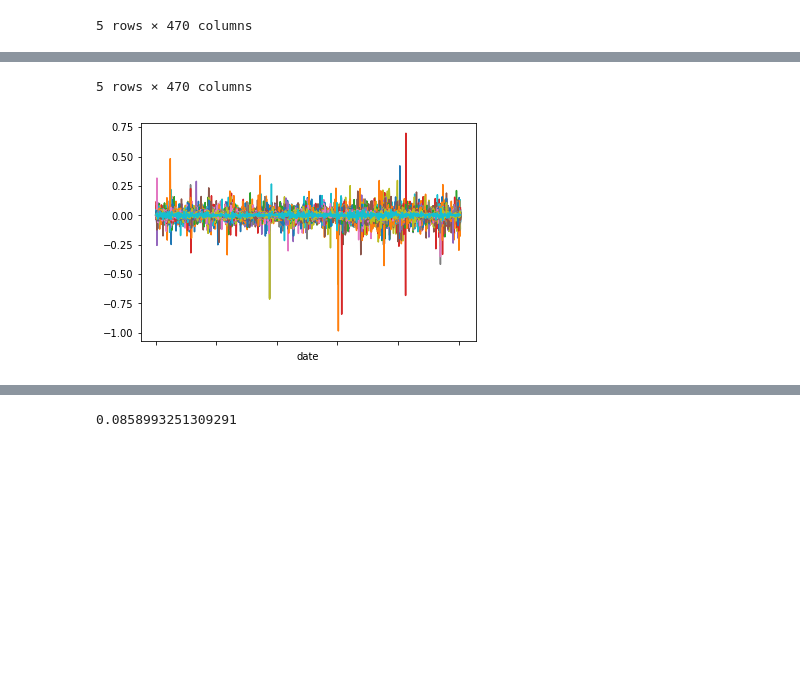
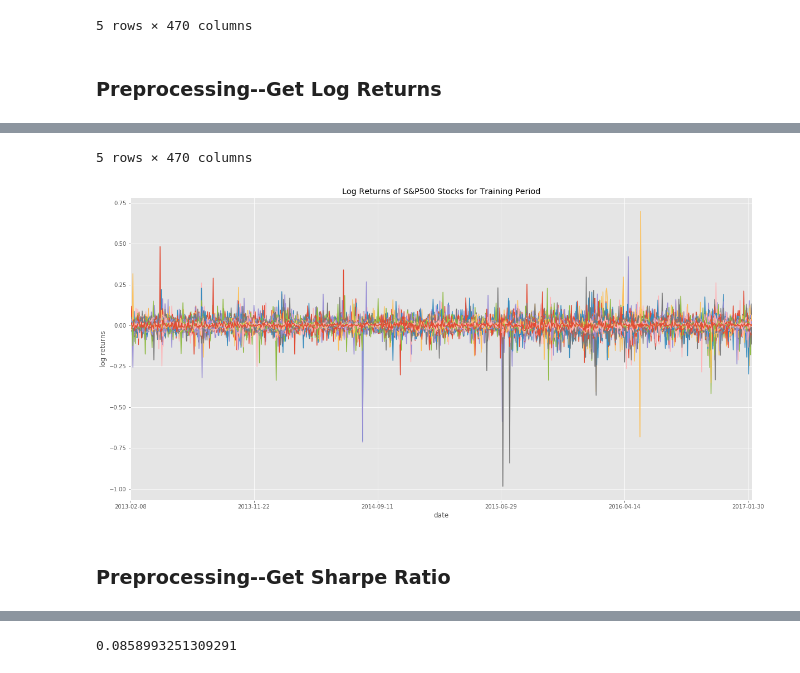
Before and after one commit to jiyoungsim/Portfolio-Diversification-Based-on-Clustering-Analysis, a Jupyter notebook: Final Project/Project.ipynb, the cells around one changed output, grey strips where cells are left out. Cells and saved outputs as stored; diff of their text form; code cells hidden in the pictures; blank space fills up the shorter version.

Commit message:
notebook updated with different training data and more details

```diff
--- a/Final Project/Project.ipynb
+++ b/Final Project/Project.ipynb
@@ -1 +7,13 @@
+# %%
+import numpy as np
+import pandas as pd
+from matplotlib import pyplot as plt
+import glob
+import os
+import pandas as pd
+from sklearn.cluster import KMeans
+from sklearn.cluster import AgglomerativeClustering
+
+plt.style.use('ggplot')
+%matplotlib inline
 # %% [markdown]
@@ -12,6 +21,6 @@ from sklearn.cluster import AgglomerativeClustering
 # %%
 # Import S&P500 data
-path = r'C:\Users\Jiyoung Sim\Desktop\Data Science\project data\individual_stocks_5yr'
+path = '../Final Project/data/individual_stocks_5yr'
 all_rec = glob.iglob(path +'/*.csv', recursive=True)
 
 prices_df = pd.DataFrame()
@@ -22,10 +31,10 @@ for f in all_rec:
     prices_df = pd.concat([prices_df,df],axis=1,sort=False)
 prices_df.dropna(axis = 1, inplace=True)
 
-# Split S&P500 data into learning period (first four years) and test period (last one year)
+# Split S&P500 data into training period (first four years) and test period (last one year)
 prices_test = prices_df.loc["2017-02-08":]
-prices_learn = prices_df.loc[:"2017-02-07"]
-prices_learn.head()
+prices_train = prices_df.loc[:"2017-02-07"]
+prices_train.head()
 # %% [output]
 |  | AAL | AAPL | AAP | ABBV | ABC | ABT | ACN | ADBE | ADI | ADM | ... | ... |
 | date |  |  |  |  |  |  |  |  |  |  |  | ... |
@@ -35,23 +44,27 @@ prices_learn.head()
 | 2013-02-13 | 14.66 | 66.7156 | 78.97 | 35.27 | 46.64 | 34.46 | 73.56 | 38.81 | 46.26 | 31.16 | ... | ... |
 | 2013-02-14 | 13.99 | 66.6556 | 78.84 | 36.57 | 46.77 | 34.70 | 73.13 | 38.61 | 46.54 | 31.40 | ... | ... |
 5 rows × 470 columns
+# %% [markdown]
+### Preprocessing--Get Log Returns
 # %%
-# Compute log returns of S&P500 for the learning period
-returns = prices_learn.pct_change()
+# Compute log returns of S&P500 for the training period
+returns = prices_train.pct_change()
 returns = np.log(1 + returns)#.mean()*len(returns)
 returns = pd.DataFrame(returns)
-returns.plot(legend = False)
 
-# Compute Sharpe ratio of each stock in S&P500 for the learning period
-sharpe_ratio = pd.DataFrame(returns[1: ].mean()/returns[1: ].std(),columns = ['Sharpe'])
+ax = returns.plot(legend=False, figsize=(20,10))
+ax.set_ylabel('log returns')
+ax.set_title('Log Returns of S&P500 Stocks for Training Period')
 returns[1:].head()
 # %% [output]
 |  | AAL | AAPL | AAP | ABBV | ABC | ABT | ACN | ADBE | ADI | ADM | ... | ... |
 | date |  |  |  |  |  |  |  |  |  |  |  | ... |
 | 2013-02-11 | -0.019857 | 0.010368 | -0.006485 | -0.011096 | -0.002776 | -0.004369 | -0.003279 | -0.012346 | 0.008281 | 0.001983 | ... | ... |
 | 2013-02-12 | -0.013227 | -0.025386 | 0.002675 | -0.012067 | 0.004268 | 0.001167 | 0.004097 | 0.006449 | 0.004115 | 0.017352 | ... | ... |
 | 2013-02-13 | 0.026963 | -0.001905 | 0.004696 | -0.004244 | -0.006838 | 0.004654 | 0.002586 | -0.002059 | -0.000216 | 0.011296 | ... | ... |
 | 2013-02-14 | -0.046780 | -0.000900 | -0.001648 | 0.036195 | 0.002783 | 0.006940 | -0.005863 | -0.005167 | 0.006035 | 0.007673 | ... | ... |
 | 2013-02-15 | 0.035806 | -0.013876 | 0.002027 | 0.027244 | -0.003641 | 0.010891 | 0.013986 | 0.000647 | -0.007874 | 0.036584 | ... | ... |
 5 rows × 470 columns
-[figure, old version]
+[figure, new version]
+# %% [markdown]
+### Preprocessing--Get Sharpe Ratio
```
Also changed, not shown: parts of 44 cells of this notebook, 2 other files.
